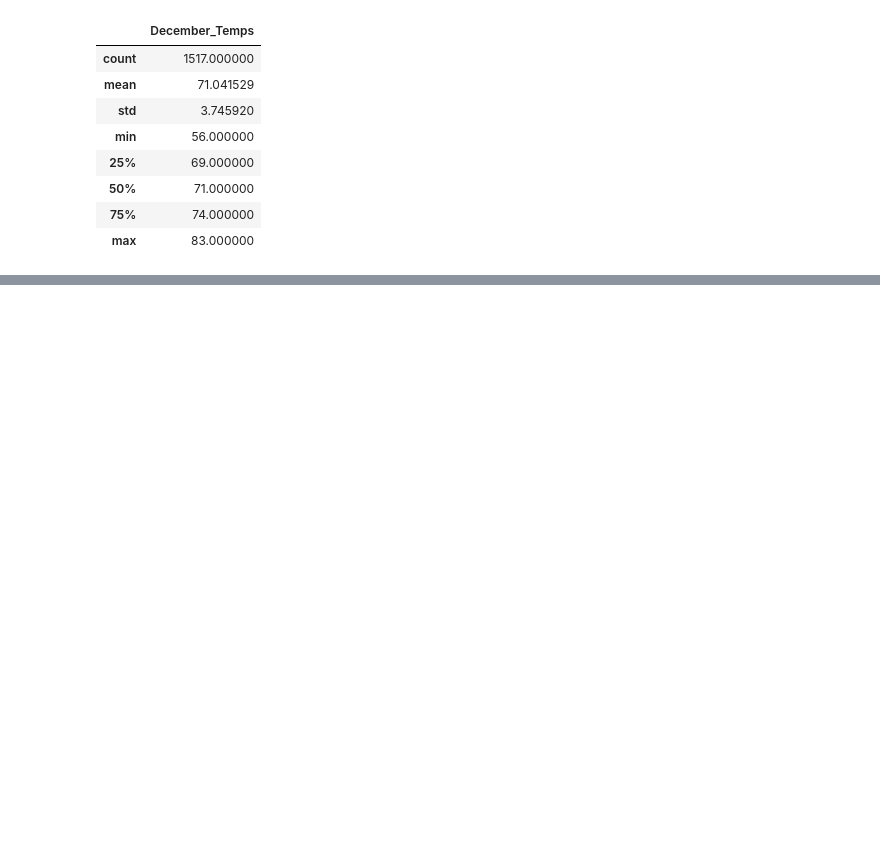
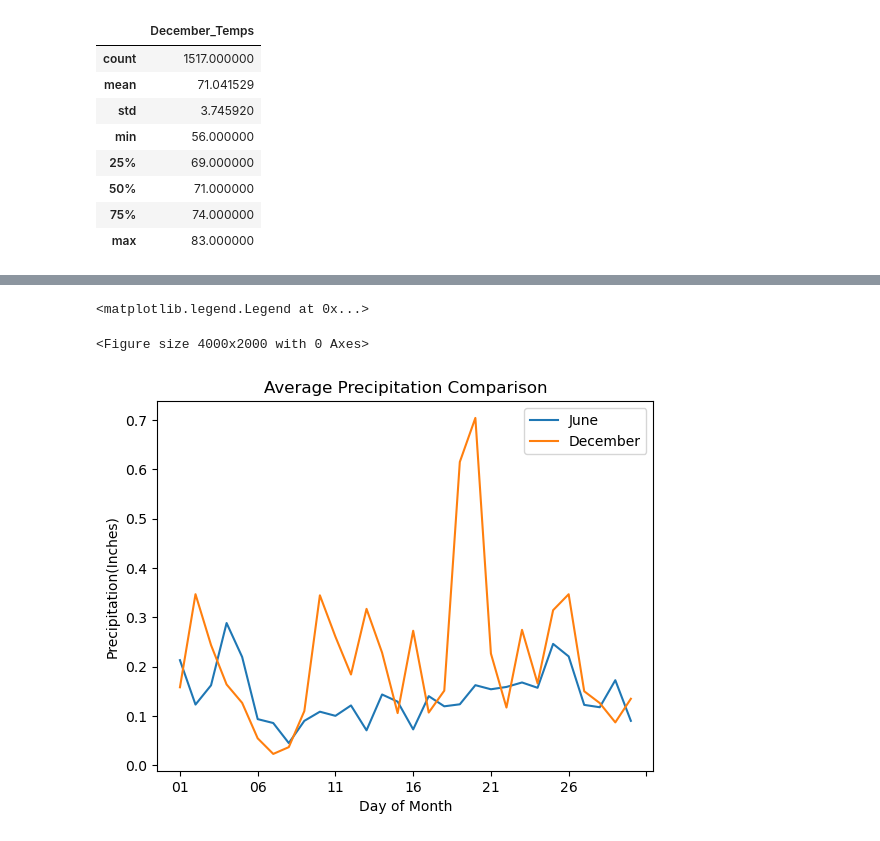
Before and after one commit to ChallahBack83/surfs_up, a Jupyter notebook: SurfsUp_Challenge.ipynb, the cells around one changed output, grey strips where cells are left out. Cells and saved outputs as stored; diff of their text form; code cells hidden in the pictures; blank space fills up the shorter version.

```diff
--- a/SurfsUp_Challenge.ipynb
+++ b/SurfsUp_Challenge.ipynb
@@ -184,0 +350,7 @@ dec_temps_df.describe()
+# %%
+dec_prcp_avg = session.query(Measurement.date, func.avg(Measurement.prcp)).\
+    filter(func.strftime("%m", Measurement.date) == "12").\
+    group_by(Measurement.date).all()
+
+dec_prcp_avg = pd.DataFrame(dec_prcp_avg, columns =["Date", "Avg_Precipitation"])
+dec_prcp_avg.tail()
@@ -184,0 +364,3 @@ dec_temps_df.describe()
+# %%
+dec_prcp_avg["Date"] = dec_prcp_avg["Date"].str[-2:]         #pd.to_datetime(dec_prcp_avg["Date"]).str[4:]
+dec_prcp_avg
@@ -184,0 +381,3 @@ dec_temps_df.describe()
+# %%
+dec_prcp_avg = dec_prcp_avg.groupby("Date").mean()
+dec_prcp_avg.head(10)
@@ -184,0 +409,9 @@ dec_temps_df.describe()
+# %%
+# Merge Precipitation Data to plot
+prcp_avg = june_prcp_avg.merge(dec_prcp_avg, left_index=True, right_index=True)
+
+#relabel columns
+
+prcp_avg = prcp_avg.rename(columns={"Avg_Precipitation_x" : "June", "Avg_Precipitation_y":"December"})
+
+prcp_avg.head()
@@ -184,0 +426,16 @@ dec_temps_df.describe()
+# %%
+# Plot Avgerage Precipitation comparison
+
+plt.figure(figsize=(20,10), dpi=200)
+
+prcp_avg.plot()
+
+plt.title("Average Precipitation Comparison")
+plt.xlabel("Day of Month")
+plt.ylabel("Precipitation(Inches)")
+
+plt.legend()
+# %% [output]
+<matplotlib.legend.Legend at 0x...>
+<Figure size 4000x2000 with 0 Axes>
+[figure, added]
```
Also changed, not shown: parts of 25 cells of this notebook, 5 other files.
